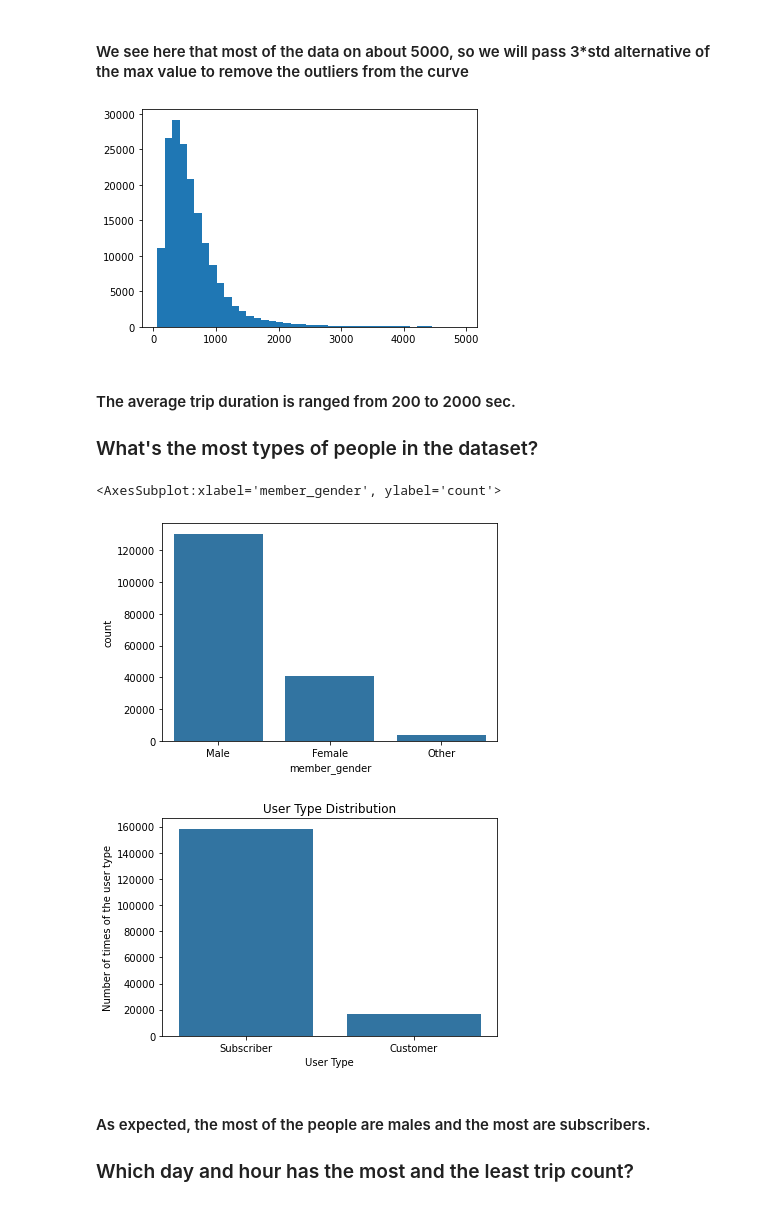
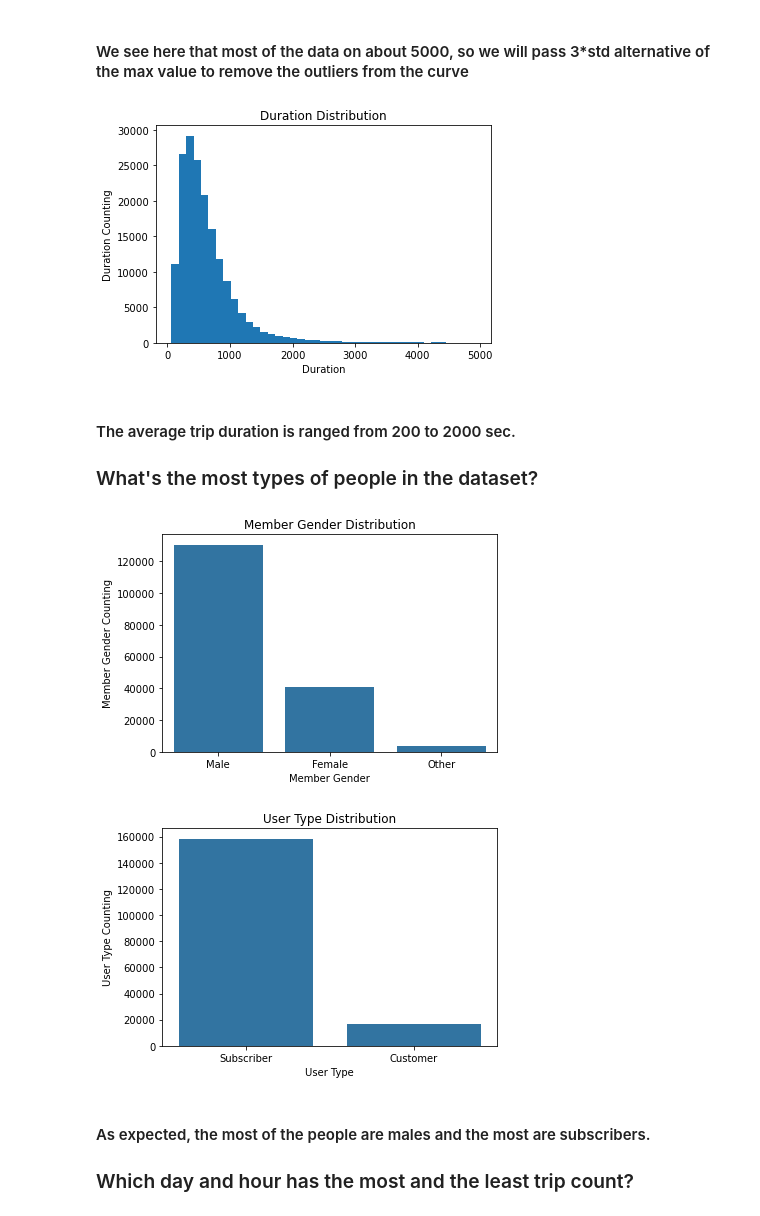
Before and after one commit to KamelMoohamed/Communicate-Data-Findings, a Jupyter notebook: Communicate Data Findings.ipynb, the cells around one changed output. Saved outputs shown, nothing was run; the diff lists cells and outputs as text; code cells hidden in the pictures.

```diff
--- a/Communicate Data Findings.ipynb
+++ b/Communicate Data Findings.ipynb
@@ -228,26 +234,33 @@ plt.hist(data=df, x='duration_sec', bins=bins_duration);
 # %%
 maxValue = 3*df['duration_sec'].std()
 bins_duration = get_bins(maxValue, df['duration_sec'].min(), len(df['duration_sec']))
 plt.hist(data=df, x='duration_sec', bins=bins_duration);
+plt.xlabel("Duration")
+plt.ylabel("Duration Counting")
+plt.title("Duration Distribution");
 # %% [output]
-[figure, old version]
+[figure, new version]
 # %% [markdown]
 #### The average trip duration is ranged from 200 to 2000 sec.
 
 ### What's the most types of people in the dataset?
 # %%
 base_color = sb.color_palette()[0]
-sb.countplot(data = df, x='member_gender', color=base_color, order=['Male', 'Female', 'Other'])
+sb.countplot(data = df, x='member_gender', color=base_color, order=['Male', 'Female', 'Other']);
+plt.xlabel("Member Gender")
+plt.ylabel("Member Gender Counting")
+plt.title("Member Gender Distribution");
 # %% [output]
-<AxesSubplot:xlabel='member_gender', ylabel='count'>
-[figure, old version]
+[figure, new version]
 # %%
 sb.countplot(data = df, x='user_type', color=base_color, order=['Subscriber', 'Customer'])
 plt.xlabel("User Type")
 plt.ylabel("Number of times of the user type")
 plt.title("User Type Distribution");
+plt.xlabel("User Type")
+plt.ylabel("User Type Counting");
 # %% [output]
-[figure, old version]
+[figure, new version]
 # %% [markdown]
 #### As expected, the most of the people are males and the most are subscribers.
 
```
Also changed, not shown: parts of 15 cells of this notebook, 2 other files.
